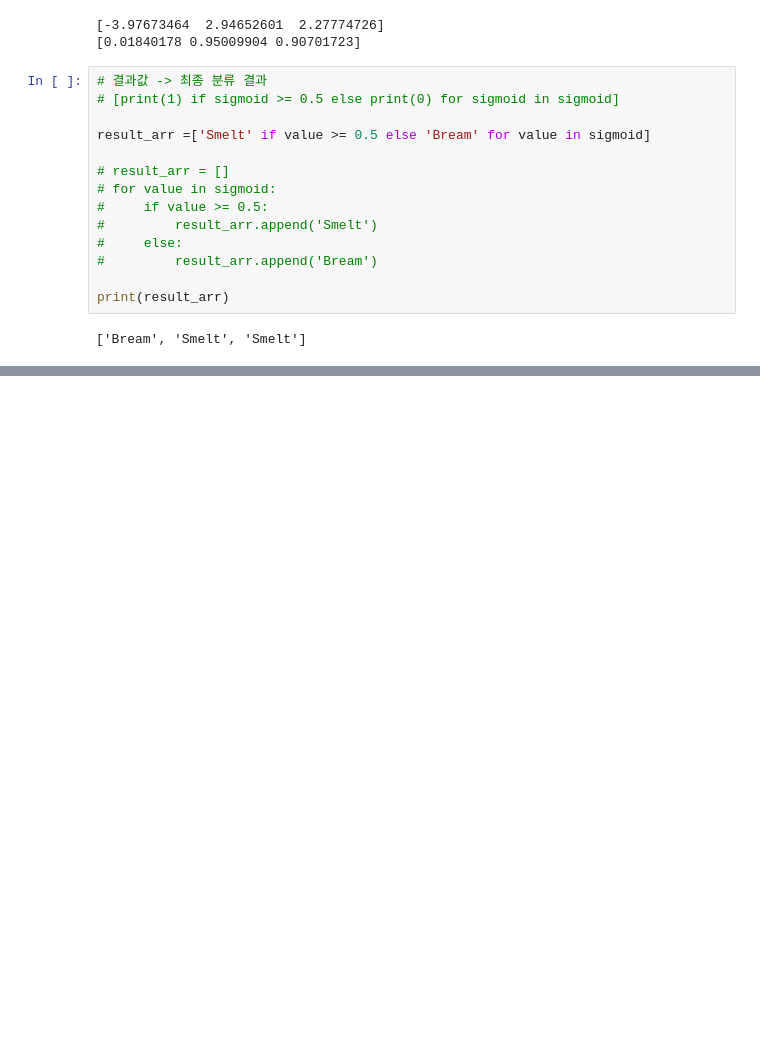
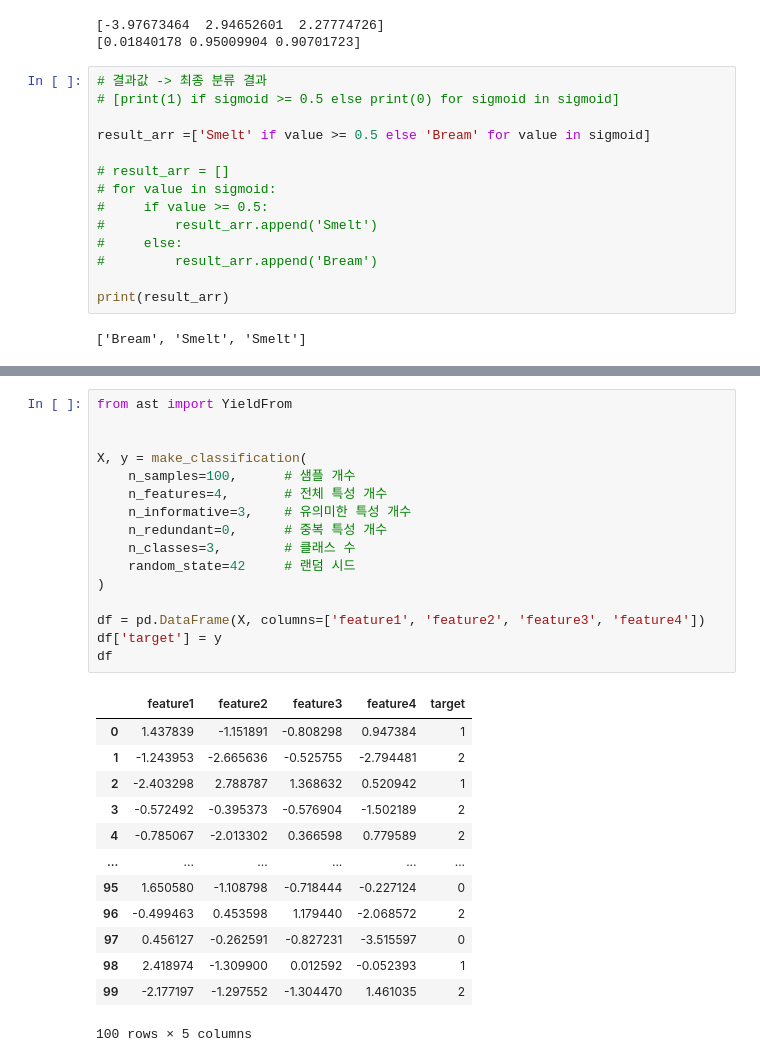
Before and after one commit to vfxpedia/05_ml-workspace, a Jupyter notebook: 04_classification/01_logistic_regression.ipynb, the cells around one changed output, grey strips where cells are left out. Drawn from its saved outputs; the diff is of its cells as text; blank space fills up the shorter version.

```diff
--- a/04_classification/01_logistic_regression.ipynb
+++ b/04_classification/01_logistic_regression.ipynb
@@ -335,0 +389,30 @@ print(result_arr)
+# %%
+from ast import YieldFrom
+
+
+X, y = make_classification(
+    n_samples=100,      # 샘플 개수
+    n_features=4,       # 전체 특성 개수
+    n_informative=3,    # 유의미한 특성 개수
+    n_redundant=0,      # 중복 특성 개수
+    n_classes=3,        # 클래스 수
+    random_state=42     # 랜덤 시드
+)
+
+df = pd.DataFrame(X, columns=['feature1', 'feature2', 'feature3', 'feature4'])
+df['target'] = y
+df
+# %% [output]
+|  | feature1 | feature2 | feature3 | feature4 | target |
+| 0 | 1.437839 | -1.151891 | -0.808298 | 0.947384 | 1 |
+| 1 | -1.243953 | -2.665636 | -0.525755 | -2.794481 | 2 |
+| 2 | -2.403298 | 2.788787 | 1.368632 | 0.520942 | 1 |
+| 3 | -0.572492 | -0.395373 | -0.576904 | -1.502189 | 2 |
+| 4 | -0.785067 | -2.013302 | 0.366598 | 0.779589 | 2 |
+| ... | ... | ... | ... | ... | ... |
+| 95 | 1.650580 | -1.108798 | -0.718444 | -0.227124 | 0 |
+| 96 | -0.499463 | 0.453598 | 1.179440 | -2.068572 | 2 |
+| 97 | 0.456127 | -0.262591 | -0.827231 | -3.515597 | 0 |
+| 98 | 2.418974 | -1.309900 | 0.012592 | -0.052393 | 1 |
+| 99 | -2.177197 | -1.297552 | -1.304470 | 1.461035 | 2 |
+100 rows × 5 columns
```
Also changed, not shown: parts of 20 cells of this notebook, 5 other files.
